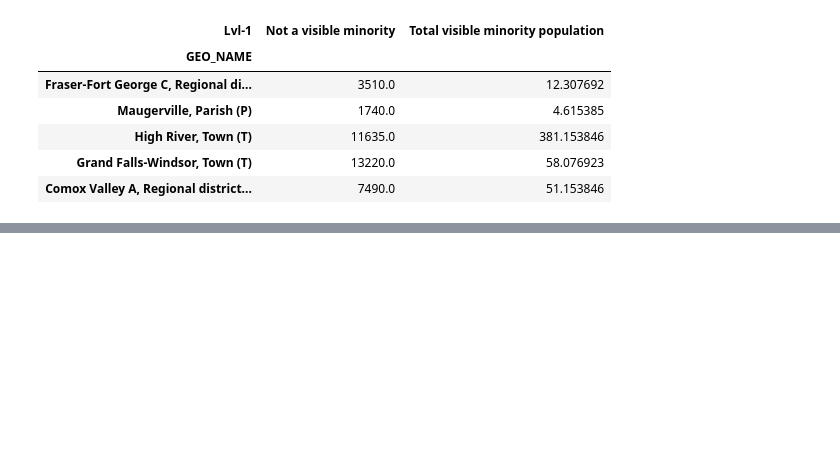
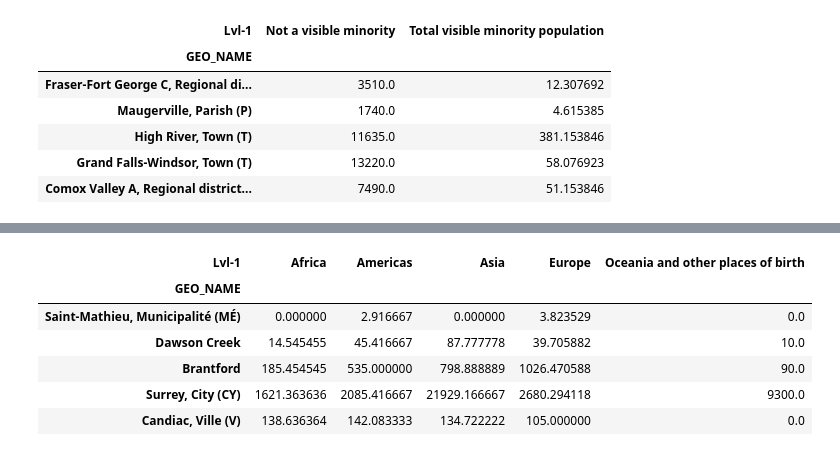
Before and after one commit to abdyraman/newcomersresearch, a Jupyter notebook: analysis.ipynb, the cells around one changed output, grey strips where cells are left out. Cells and saved outputs as stored; diff of their text form; code cells hidden in the pictures; blank space fills up the shorter version.

```diff
--- a/analysis.ipynb
+++ b/analysis.ipynb
@@ -166,0 +203,12 @@ pivot_indigen.sample(5)
+# %%
+immmigplaceofbirth_level = df_census[df_census['Lvl-0']=='Total - Place of birth for the immigrant population in private households - 25% sample data']
+pivot_immmigplaceofbirth = immmigplaceofbirth_level.pivot_table(index = 'GEO_NAME', columns='Lvl-1', values='C1_COUNT_TOTAL')
+pivot_immmigplaceofbirth.sample(5)
+# %% [output]
+| Lvl-1 | Africa | Americas | Asia | Europe | Oceania and other places of birth |
+| GEO_NAME |  |  |  |  |  |
+| Saint-Mathieu, Municipalité (MÉ) | 0.000000 | 2.916667 | 0.000000 | 3.823529 | 0.0 |
+| Dawson Creek | 14.545455 | 45.416667 | 87.777778 | 39.705882 | 10.0 |
+| Brantford | 185.454545 | 535.000000 | 798.888889 | 1026.470588 | 90.0 |
+| Surrey, City (CY) | 1621.363636 | 2085.416667 | 21929.166667 | 2680.294118 | 9300.0 |
+| Candiac, Ville (V) | 138.636364 | 142.083333 | 134.722222 | 105.000000 | 0.0 |
```
Also changed, not shown: parts of 4 cells of this notebook.
